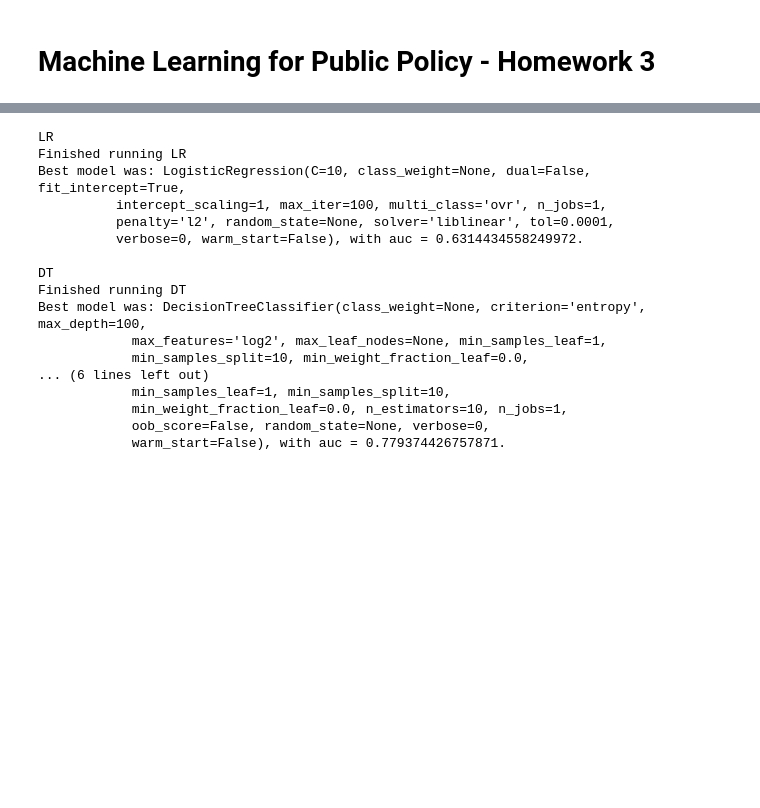
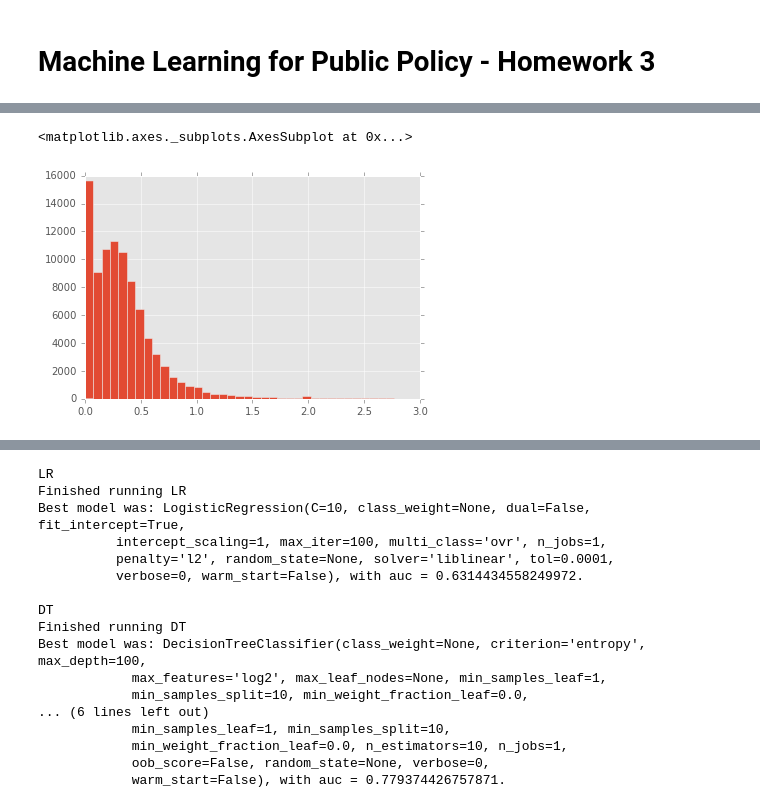
Before and after one commit to hectorsalvador/ML_for_Public_Policy, a Jupyter notebook: Homework 4/Untitled.ipynb, the cells around one changed output, grey strips where cells are left out. Cells and saved outputs as stored; diff of their text form; code cells hidden in the pictures; blank space fills up the shorter version.

```diff
--- a/Homework 4/Untitled.ipynb
+++ b/Homework 4/Untitled.ipynb
@@ -42,0 +107,6 @@ df = train
+# %%
+# A lot of observations below 3
+df[df.DebtRatio < 3].DebtRatio.hist(bins=40)
+# %% [output]
+<matplotlib.axes._subplots.AxesSubplot at 0x...>
+[figure, added]
```
Also changed, not shown: parts of 15 cells of this notebook, 13 other files.
